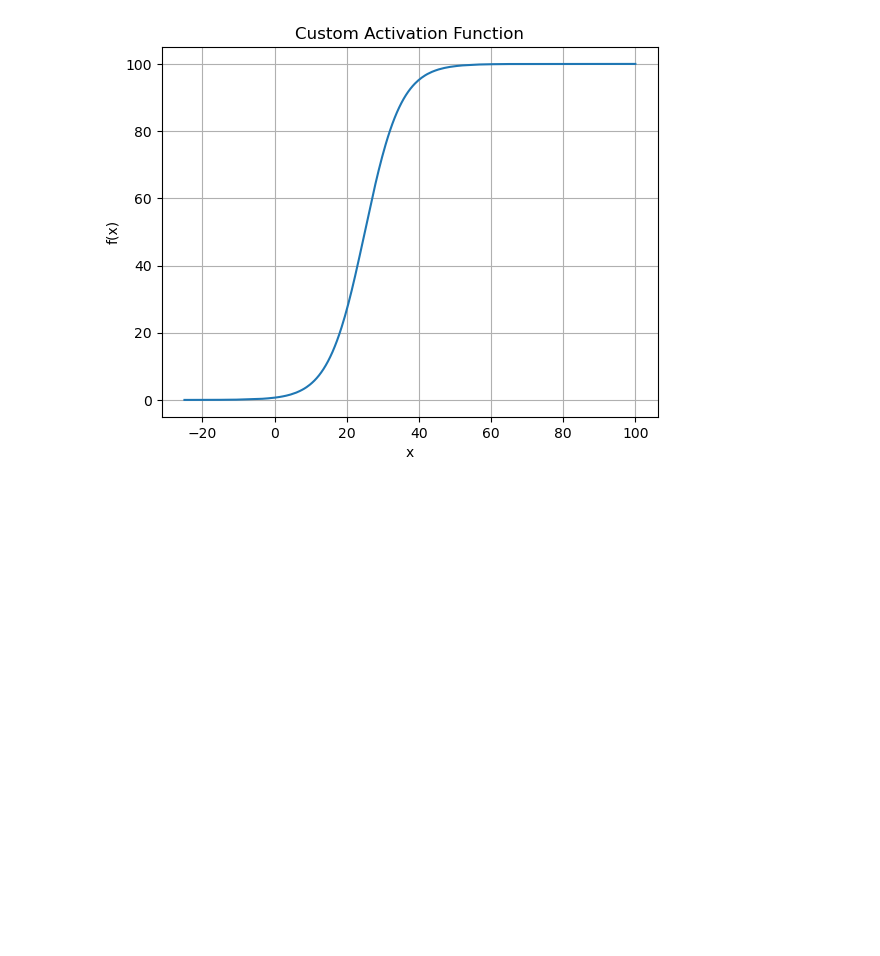
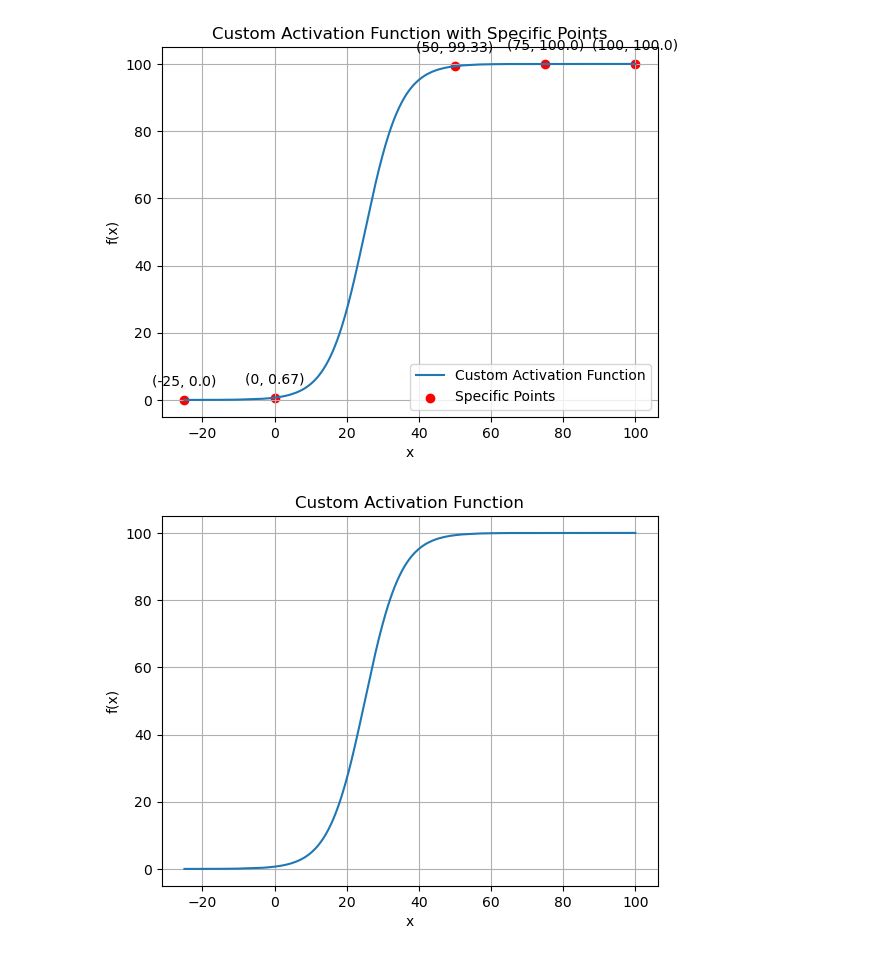
Before and after one commit to yasinhorasanli/XCRS, a Jupyter notebook: backend/src/thesis_graphs.ipynb, the cells around one changed output. Cells and saved outputs as stored; diff of their text form; code cells hidden in the pictures; blank space fills up the shorter version.

```diff
--- a/backend/src/thesis_graphs.ipynb
+++ b/backend/src/thesis_graphs.ipynb
@@ -1,3 +1,42 @@
+# %%
+import matplotlib.pyplot as plt
+import numpy as np
+
+def custom_activation(x):
+    k = 0.2
+    b = 25
+    return np.round(100 / (1 + np.exp(-k * (x - b))), 2)
+
+# Define the x values to evaluate
+x_values_to_check = np.array([-25, 0, 50, 75, 100])
+
+# Calculate the corresponding y values using the custom activation function
+y_values = custom_activation(x_values_to_check)
+
+# Define the x values for the full range
+x_values_full = np.linspace(-25, 100, 400)
+y_values_full = custom_activation(x_values_full)
+
+# Plot the full range of the function
+plt.plot(x_values_full, y_values_full, label='Custom Activation Function')
+
+# Plot the specific points
+plt.scatter(x_values_to_check, y_values, color='red', label='Specific Points')
+
+# Annotate the specific points
+for i, txt in enumerate(y_values):
+    plt.annotate(f'({x_values_to_check[i]}, {txt})', (x_values_to_check[i], y_values[i]),
+                 textcoords="offset points", xytext=(0,10), ha='center')
+
+# Adding labels, title, grid, and legend
+plt.xlabel('x')
+plt.ylabel('f(x)')
+plt.title('Custom Activation Function with Specific Points')
+plt.grid(True)
+plt.legend()
+plt.show()
+# %% [output]
+[figure, added]
 # %%
 import numpy as np
 import matplotlib.pyplot as plt
```
Also changed, not shown: parts of 5 cells of this notebook, 6 other files.
